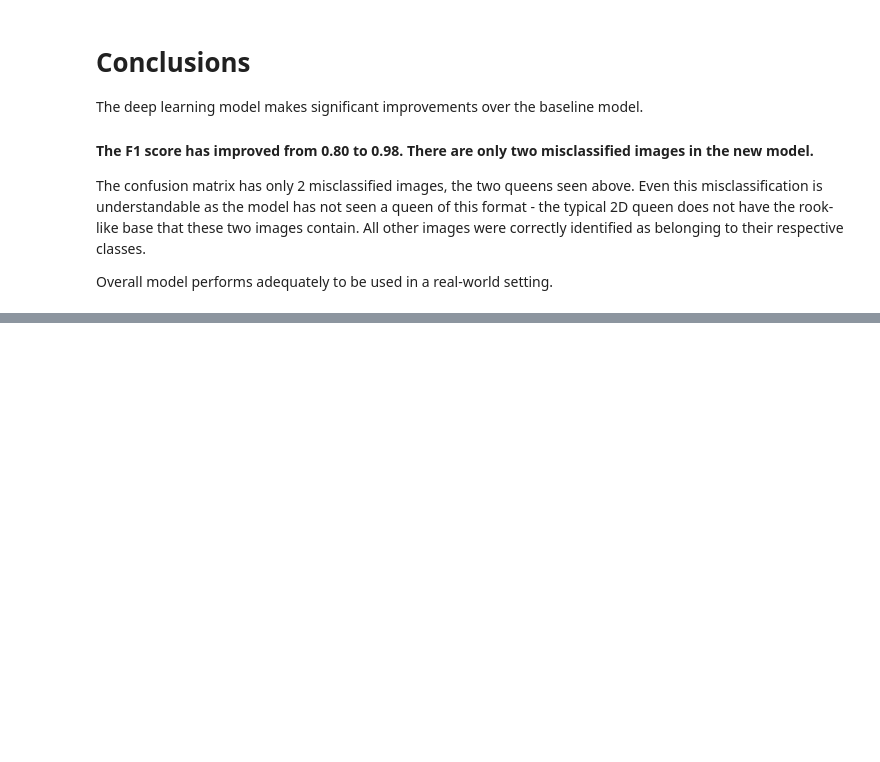
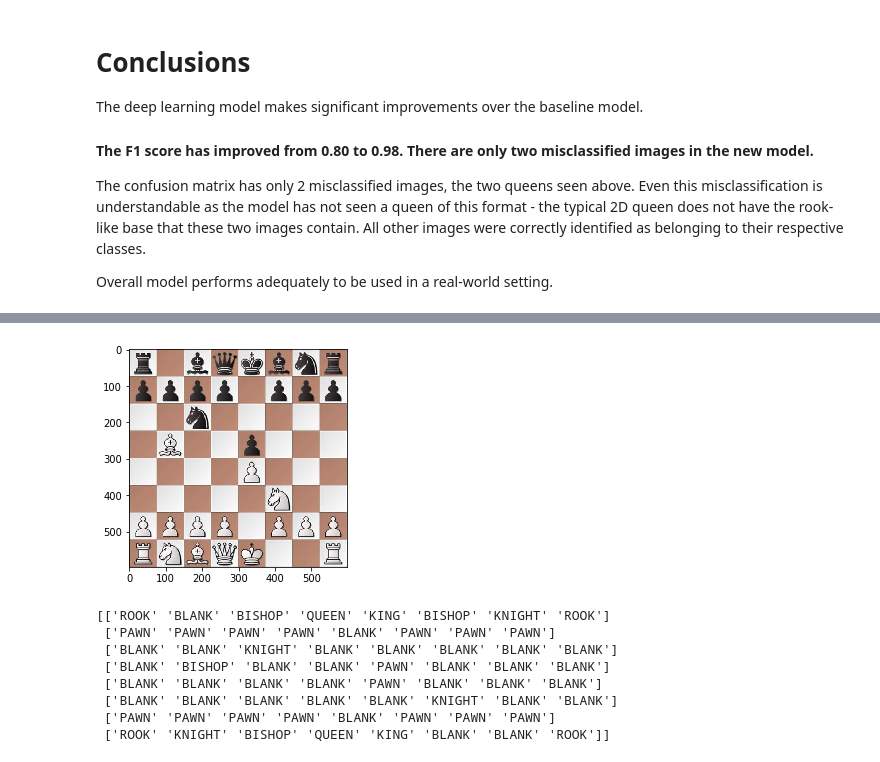
Before and after one commit to rtindru/chess_move, a Jupyter notebook: piece_detector.ipynb, the cells around one changed output, grey strips where cells are left out. Saved outputs shown, nothing was run; the diff lists cells and outputs as text; code cells hidden in the pictures; blank space fills up the shorter version.

```diff
--- a/piece_detector.ipynb
+++ b/piece_detector.ipynb
@@ -333,0 +419,12 @@ Overall model performs adequately to be used in a real-world setting.
+# %%
+display_predict_board('data/full_boards/full_board_3.jpeg')
+# %% [output]
+[figure, added]
+[['ROOK' 'BLANK' 'BISHOP' 'QUEEN' 'KING' 'BISHOP' 'KNIGHT' 'ROOK']
+ ['PAWN' 'PAWN' 'PAWN' 'PAWN' 'BLANK' 'PAWN' 'PAWN' 'PAWN']
+ ['BLANK' 'BLANK' 'KNIGHT' 'BLANK' 'BLANK' 'BLANK' 'BLANK' 'BLANK']
+ ['BLANK' 'BISHOP' 'BLANK' 'BLANK' 'PAWN' 'BLANK' 'BLANK' 'BLANK']
+ ['BLANK' 'BLANK' 'BLANK' 'BLANK' 'PAWN' 'BLANK' 'BLANK' 'BLANK']
+ ['BLANK' 'BLANK' 'BLANK' 'BLANK' 'BLANK' 'KNIGHT' 'BLANK' 'BLANK']
+ ['PAWN' 'PAWN' 'PAWN' 'PAWN' 'BLANK' 'PAWN' 'PAWN' 'PAWN']
+ ['ROOK' 'KNIGHT' 'BISHOP' 'QUEEN' 'KING' 'BLANK' 'BLANK' 'ROOK']]
```
Also changed, not shown: parts of 6 cells of this notebook, 4 other files.
